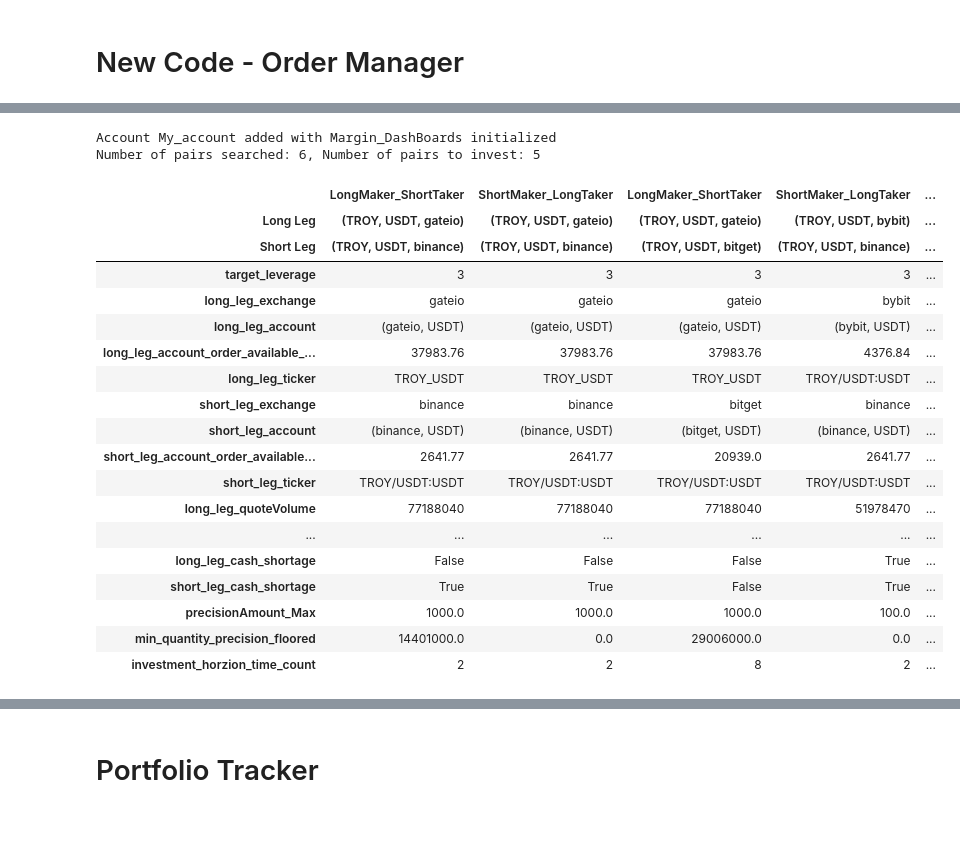
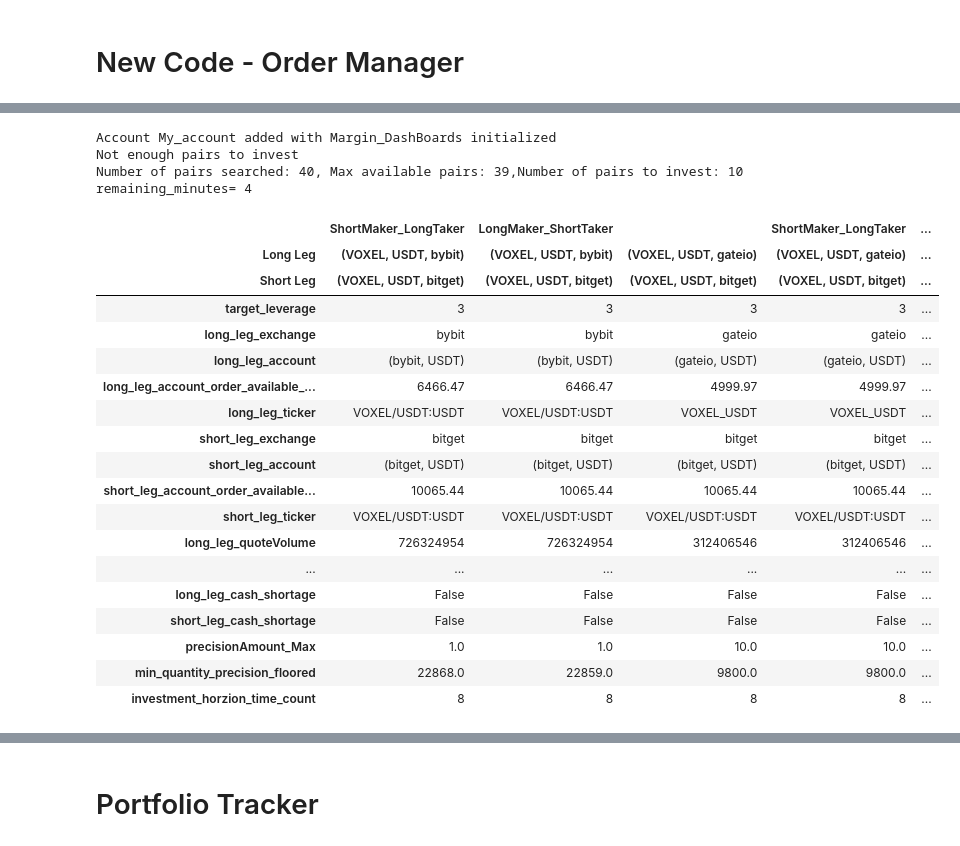
Before and after one commit to bokyoung96/Alphawave, a Jupyter notebook: ccxt_arb_SK_V5.ipynb, the cells around one changed output, grey strips where cells are left out. Cells and saved outputs as stored; diff of their text form; code cells hidden in the pictures.

```diff
--- a/ccxt_arb_SK_V5.ipynb
+++ b/ccxt_arb_SK_V5.ipynb
@@ -592,6 +592,20 @@ class ExchangeDataFetcher:
             FundingRate_Info_All_ask * USDC_USDT_Spot_ask
         ) / FundingRate_Info_All['scaling_factor']
 
+        FundingRate_Info_All_markPrice = FundingRate_Info_All['markPrice'].astype('float64')
+        FundingRate_Info_All['markPrice_USDC_scaled'] = np.where(
+            FundingRate_Info_All.index.get_level_values(2) == 'USDC',
+            FundingRate_Info_All_markPrice,
+            FundingRate_Info_All_markPrice * USDC_USDT_Spot_ask
+        ) / FundingRate_Info_All['scaling_factor']
+
+        FundingRate_Info_All_indexPrice = FundingRate_Info_All['indexPrice'].astype('float64')
+        FundingRate_Info_All['indexPrice_USDC_scaled'] = np.where(
+            FundingRate_Info_All.index.get_level_values(2) == 'USDC',
+            FundingRate_Info_All_indexPrice,
+            FundingRate_Info_All_indexPrice * USDC_USDT_Spot_ask
+        ) / FundingRate_Info_All['scaling_factor']
+
         FundingRate_Info_All.index.names = ['exchange', 'base_coin', 'quote_coin']
         FundingRate_Info_All.index = FundingRate_Info_All.index.reorder_levels(['base_coin', 'quote_coin', 'exchange'])
         FundingRate_Info_All.sort_index(inplace=True)
@@ -1047,19 +1061,20 @@ class OrderManager:
             quoteVolume_min = np.minimum(long_leg_quoteVolume, short_leg_quoteVolume)
             quoteVolume_Weight = np.floor(quoteVolume_min / quoteVolume_min.sum() * 100) / 100
 
+            # quoteVolume_Weight가 10%를 초과하는 pair 수가  initial_number_of_pairs와 같을 때까지 반복
             if (quoteVolume_Weight.round(1) > 0).sum() == self.initial_number_of_pairs:
                 investing_pairs = self.analyzer.FundingRate_OptimalDecision.columns[np.where(quoteVolume_Weight > 0)]
                 print(f"Number of pairs searched: {number_of_pairs}, Number of pairs to invest: {len(investing_pairs)}")
                 break
             number_of_pairs += 1
             if number_of_pairs > len(self.analyzer.FundingRate_OptimalDecision.columns):
-                print("Error: Not enough pairs to invest")
+                print("Not enough pairs to invest")
+                investing_pairs = self.analyzer.FundingRate_OptimalDecision.columns[np.where(quoteVolume_Weight > 0)]
+                print(f"Number of pairs searched: {number_of_pairs}, Max available pairs: {len(self.analyzer.FundingRate_OptimalDecision.columns)},Number of pairs to invest: {len(investing_pairs)}")
                 break
-
-
         return investing_pairs, quoteVolume_Weight[quoteVolume_Weight>0]
 
-    def set_Order_Details(self, account_id="default"):
+    def set_Order_Details_and_Trade_Info(self, account_id="default"):
         """계정별 주문 세부사항 계산"""
         if account_id not in self.accounts:
             raise ValueError(f"Account {account_id} not found. Add it using add_account first.")
@@ -1198,6 +1213,7 @@ class OrderManager:
                 minutes_remaining = time_diff.total_seconds() // 60
                 return int(minutes_remaining)
             remaining_minutes=minutes_to_next_hour()
+            print("remaining_minutes=",remaining_minutes)
 
             if remaining_minutes == 0:
                 print("Error: Remaining minutes is 0. Cannot proceed with order generation.")
@@ -1259,29 +1279,31 @@ Analysis completed successfully, FundingRate_OptimalDecision initialized
 # %%
 #OrderManager 클래스
-order_manager = OrderManager(fetcher, analyzer, target_leverage=3, initial_number_of_pairs=5)
+order_manager = OrderManager(fetcher, analyzer, target_leverage=3, initial_number_of_pairs=10)
 order_manager.add_account("My_account", exchange_configs_mine)  # exchange_configs_mine은 기존 코드에서 정의된 딕셔너리
-order_manager.set_Order_Details(account_id="My_account")
+order_manager.set_Order_Details_and_Trade_Info(account_id="My_account")
 display(order_manager.Order_Details["My_account"],
         order_manager.Trade_Info["My_account"])
 # %% [output]
 Account My_account added with Margin_DashBoards initialized
-Number of pairs searched: 6, Number of pairs to invest: 5
+Not enough pairs to invest
+Number of pairs searched: 40, Max available pairs: 39,Number of pairs to invest: 10
+remaining_minutes= 4
-|  | LongMaker_ShortTaker | ShortMaker_LongTaker | LongMaker_ShortTaker | ShortMaker_LongTaker | ... |
-| Long Leg | (TROY, USDT, gateio) | (TROY, USDT, gateio) | (TROY, USDT, gateio) | (TROY, USDT, bybit) | ... |
-| Short Leg | (TROY, USDT, binance) | (TROY, USDT, binance) | (TROY, USDT, bitget) | (TROY, USDT, binance) | ... |
+|  | ShortMaker_LongTaker | LongMaker_ShortTaker |  | ShortMaker_LongTaker | ... |
+| Long Leg | (VOXEL, USDT, bybit) | (VOXEL, USDT, bybit) | (VOXEL, USDT, gateio) | (VOXEL, USDT, gateio) | ... |
+| Short Leg | (VOXEL, USDT, bitget) | (VOXEL, USDT, bitget) | (VOXEL, USDT, bitget) | (VOXEL, USDT, bitget) | ... |
 | target_leverage | 3 | 3 | 3 | 3 | ... |
-| long_leg_exchange | gateio | gateio | gateio | bybit | ... |
-| long_leg_account | (gateio, USDT) | (gateio, USDT) | (gateio, USDT) | (bybit, USDT) | ... |
-| long_leg_account_order_available_... | 37983.76 | 37983.76 | 37983.76 | 4376.84 | ... |
-| long_leg_ticker | TROY_USDT | TROY_USDT | TROY_USDT | TROY/USDT:USDT | ... |
-| short_leg_exchange | binance | binance | bitget | binance | ... |
-| short_leg_account | (binance, USDT) | (binance, USDT) | (bitget, USDT) | (binance, USDT) | ... |
-| short_leg_account_order_available... | 2641.77 | 2641.77 | 20939.0 | 2641.77 | ... |
-| short_leg_ticker | TROY/USDT:USDT | TROY/USDT:USDT | TROY/USDT:USDT | TROY/USDT:USDT | ... |
-| long_leg_quoteVolume | 77188040 | 77188040 | 77188040 | 51978470 | ... |
+| long_leg_exchange | bybit | bybit | gateio | gateio | ... |
+| long_leg_account | (bybit, USDT) | (bybit, USDT) | (gateio, USDT) | (gateio, USDT) | ... |
+| long_leg_account_order_available_... | 6466.47 | 6466.47 | 4999.97 | 4999.97 | ... |
+| long_leg_ticker | VOXEL/USDT:USDT | VOXEL/USDT:USDT | VOXEL_USDT | VOXEL_USDT | ... |
+| short_leg_exchange | bitget | bitget | bitget | bitget | ... |
+| short_leg_account | (bitget, USDT) | (bitget, USDT) | (bitget, USDT) | (bitget, USDT) | ... |
+| short_leg_account_order_available... | 10065.44 | 10065.44 | 10065.44 | 10065.44 | ... |
+| short_leg_ticker | VOXEL/USDT:USDT | VOXEL/USDT:USDT | VOXEL/USDT:USDT | VOXEL/USDT:USDT | ... |
+| long_leg_quoteVolume | 726324954 | 726324954 | 312406546 | 312406546 | ... |
 | ... | ... | ... | ... | ... | ... |
-| long_leg_cash_shortage | False | False | False | True | ... |
-| short_leg_cash_shortage | True | True | False | True | ... |
-| precisionAmount_Max | 1000.0 | 1000.0 | 1000.0 | 100.0 | ... |
-| min_quantity_precision_floored | 14401000.0 | 0.0 | 29006000.0 | 0.0 | ... |
-| investment_horzion_time_count | 2 | 2 | 8 | 2 | ... |
+| long_leg_cash_shortage | False | False | False | False | ... |
+| short_leg_cash_shortage | False | False | False | False | ... |
+| precisionAmount_Max | 1.0 | 1.0 | 10.0 | 10.0 | ... |
+| min_quantity_precision_floored | 22868.0 | 22859.0 | 9800.0 | 9800.0 | ... |
+| investment_horzion_time_count | 8 | 8 | 8 | 8 | ... |
```
Also changed, not shown: parts of 4 cells of this notebook.
